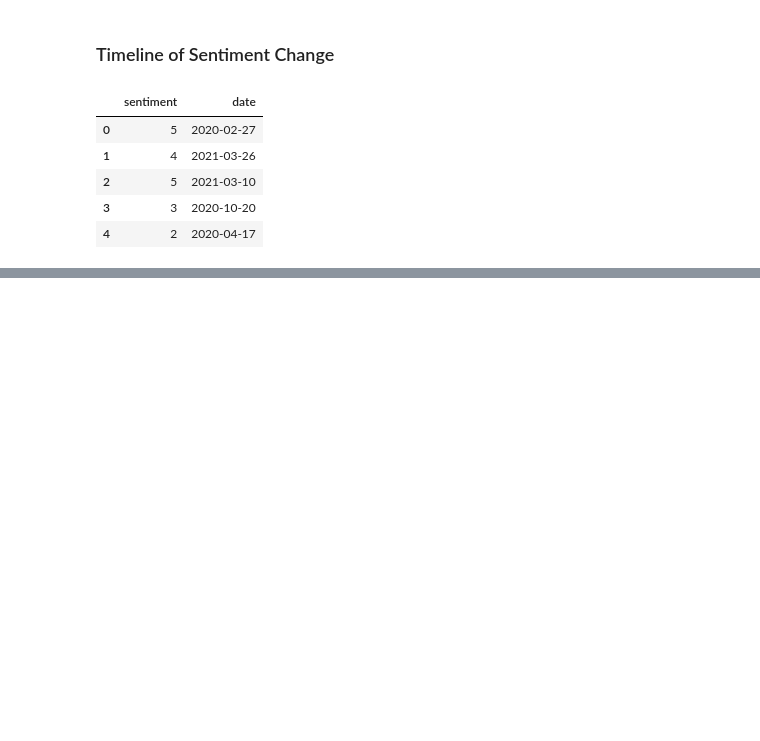
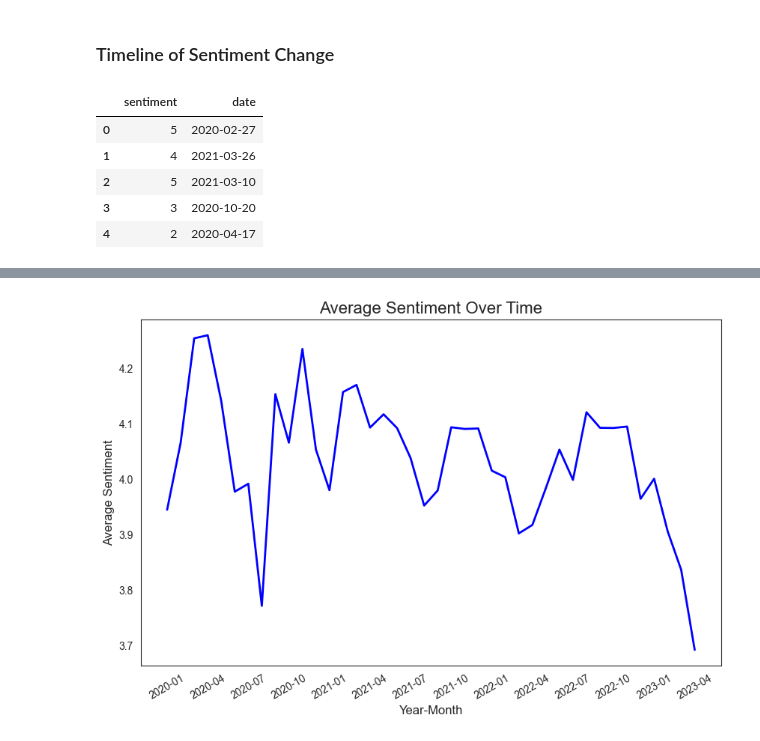
Before and after one commit to slvhuang/Final-Project-NLP, a Jupyter notebook: 4_sentiment_analysis.ipynb, the cells around one changed output, grey strips where cells are left out. Cells and saved outputs as stored; diff of their text form; code cells hidden in the pictures; blank space fills up the shorter version.

```diff
--- a/4_sentiment_analysis.ipynb
+++ b/4_sentiment_analysis.ipynb
@@ -792,0 +824,4 @@ plt.show()
+# %%
+# group by year-month and calculate the average sentiment
+df_plot_avg = df_plot.groupby(['year-month'])['sentiment'].mean().reset_index()
+df_plot_avg.head()
@@ -792,0 +835,13 @@ plt.show()
+# %%
+# Plot timeline of average sentiment over time as a line chart
+plt.figure(figsize=(10, 6))
+sns.set_style('white')
+sns.lineplot(data=df_plot_avg, x='year-month', y='sentiment', color='blue', linewidth=2)
+plt.title('Average Sentiment Over Time', fontsize=16)
+plt.xlabel('Year-Month', fontsize=12)
+plt.ylabel('Average Sentiment', fontsize=12)
+plt.xticks(rotation=30)
+plt.gca().xaxis.set_major_locator(plt.MaxNLocator(15)) # set number of ticks
+plt.show()
+# %% [output]
+[figure, added]
```
Also changed, not shown: parts of 7 cells of this notebook.
